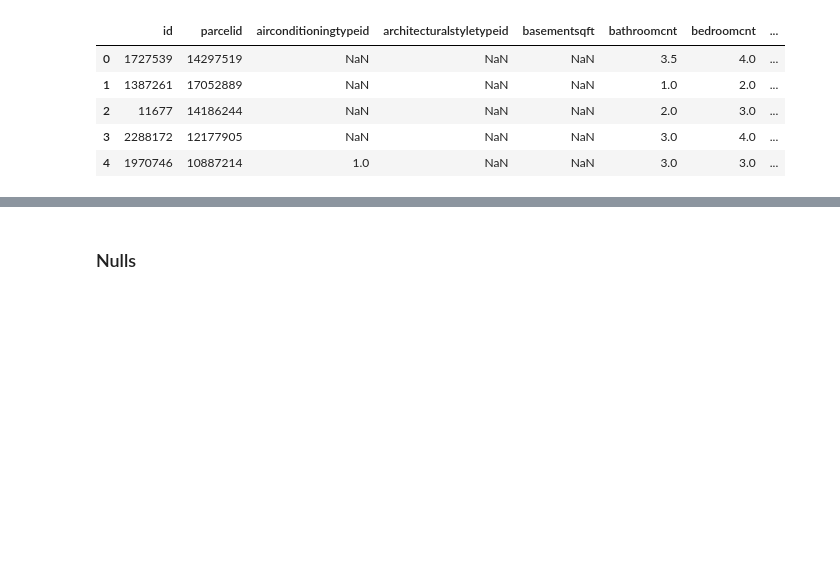
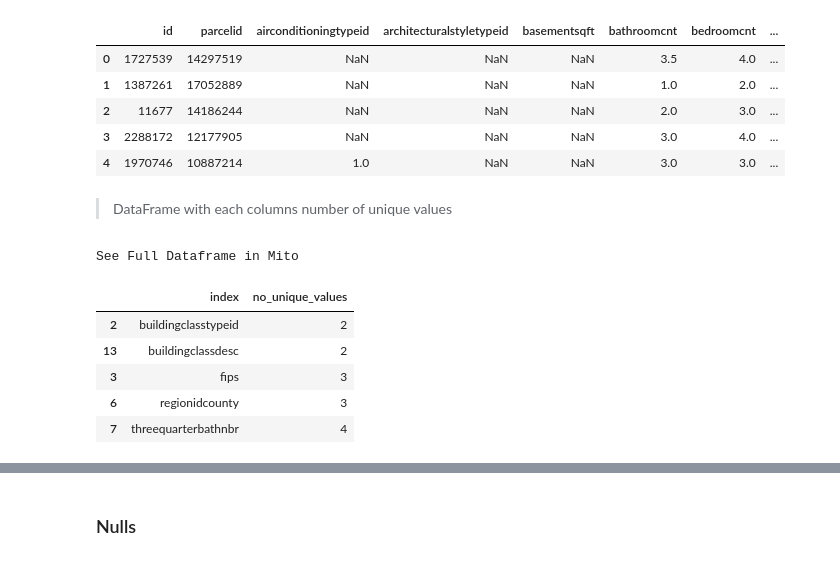
Before and after one commit to Jonessn22/clustering-exercises, a Jupyter notebook: 01b_wrangle_exercises.ipynb, the cells around one changed output, grey strips where cells are left out. Cells and saved outputs as stored; diff of their text form; code cells hidden in the pictures; blank space fills up the shorter version.

```diff
--- a/01b_wrangle_exercises.ipynb
+++ b/01b_wrangle_exercises.ipynb
@@ -229,3 +233,19 @@ See Full Dataframe in Mito
 | 2 | 11677 | 14186244 | NaN | NaN | NaN | 2.0 | 3.0 | ... |
 | 3 | 2288172 | 12177905 | NaN | NaN | NaN | 3.0 | 4.0 | ... |
 | 4 | 1970746 | 10887214 | 1.0 | NaN | NaN | 3.0 | 3.0 | ... |
+# %% [markdown]
+>DataFrame with each columns number of unique values
+# %%
+# for col in zillow_df.columns:
+#     print(zillow_df[col].nunique())
+
+no_unique_df = pd.DataFrame(zillow_df.nunique()[(zillow_df.nunique() > 1) & (zillow_df.nunique() < 11)], columns = ['no_unique_values']).reset_index().sort_values(by = 'no_unique_values')
+no_unique_df.head()
+# %% [output]
+See Full Dataframe in Mito
+|  | index | no_unique_values |
+| 2 | buildingclasstypeid | 2 |
+| 13 | buildingclassdesc | 2 |
+| 3 | fips | 3 |
+| 6 | regionidcounty | 3 |
+| 7 | threequarterbathnbr | 4 |
```
Also changed, not shown: parts of 4 cells of this notebook.
